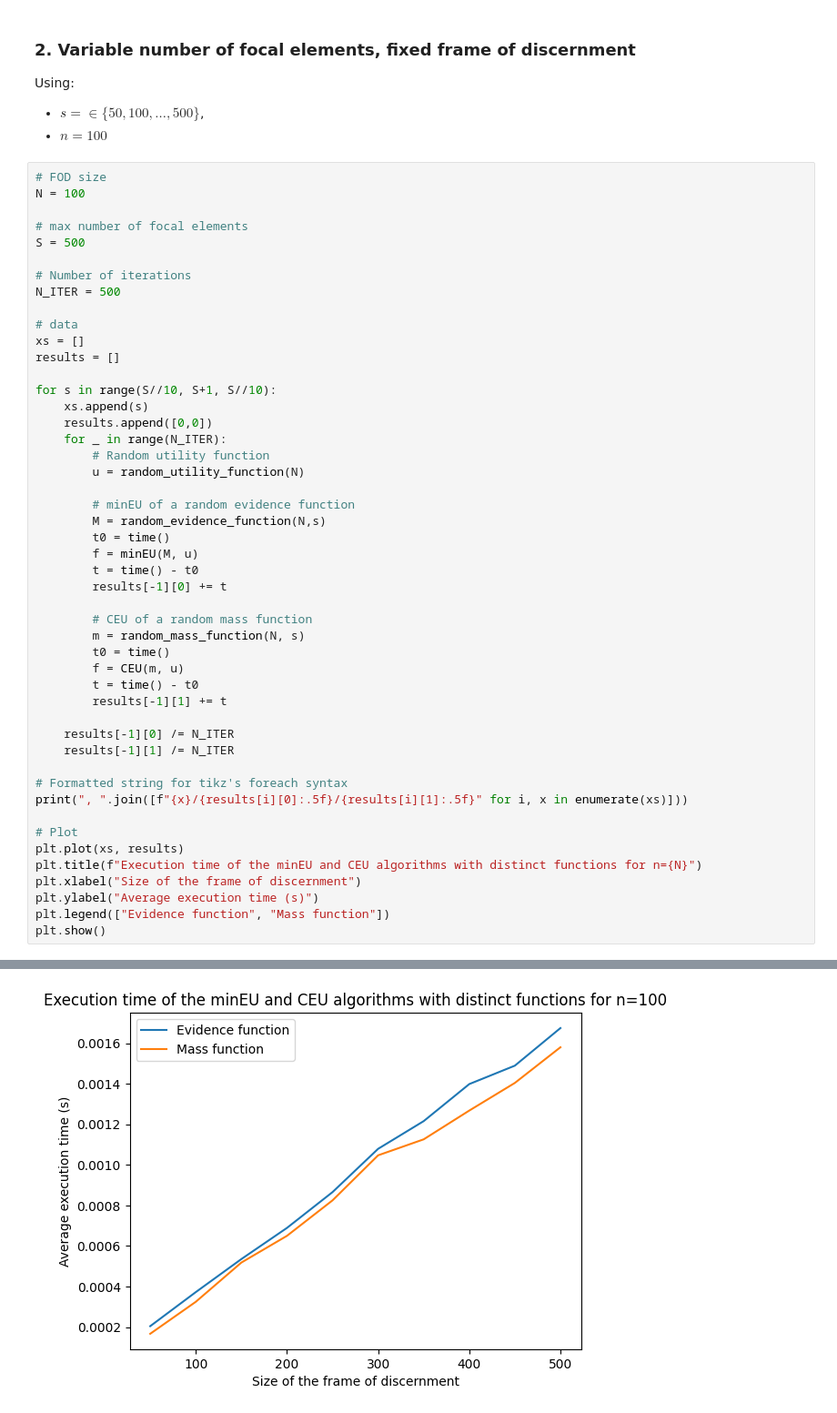
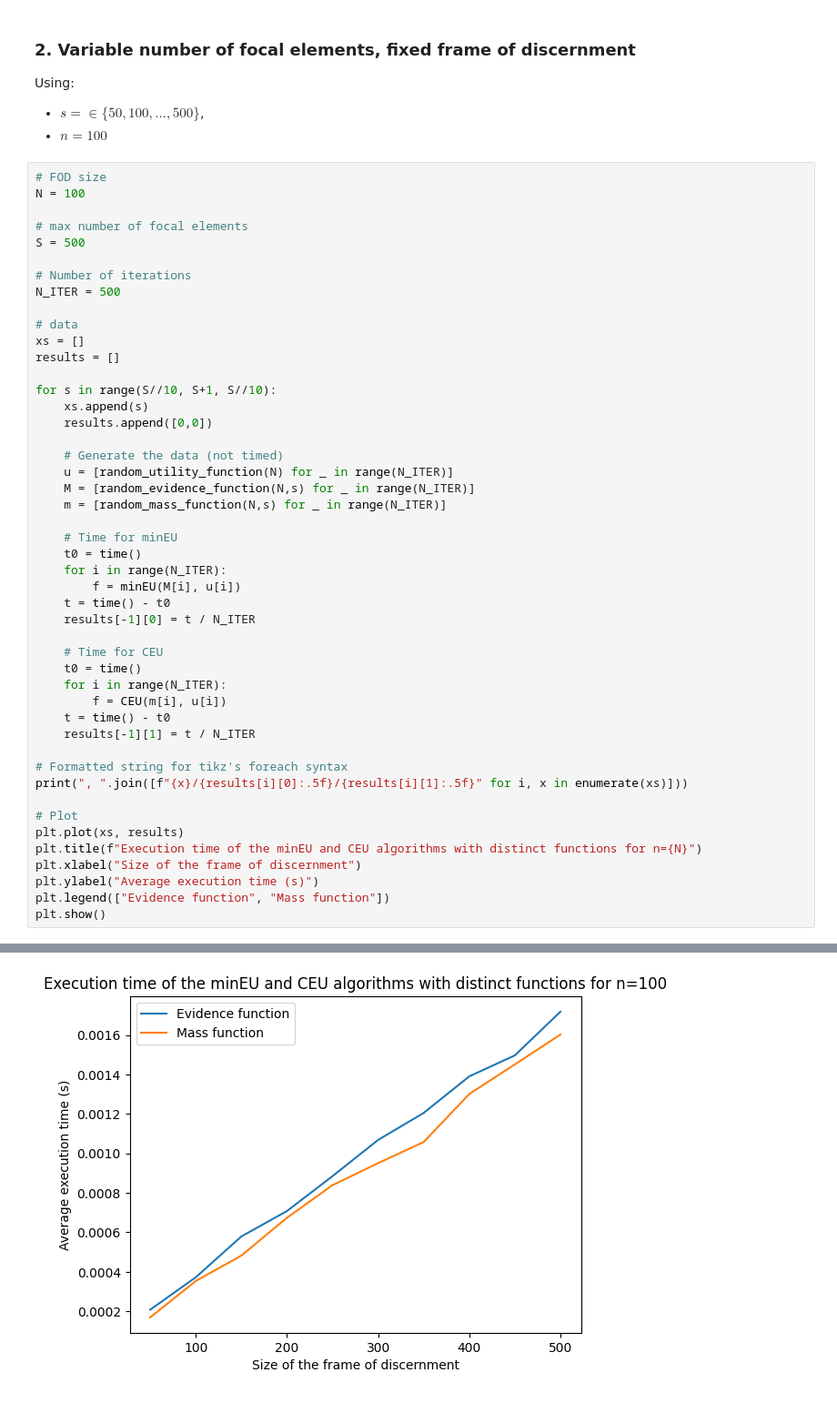
Before and after one commit to pPomCo/minEU, a Jupyter notebook: xp.ipynb, the cells around one changed output, grey strips where cells are left out. Shown at 91% size. Saved outputs shown, nothing was run; the diff lists cells and outputs as text.

```diff
--- a/xp.ipynb
+++ b/xp.ipynb
@@ -318,26 +316,25 @@ results = []
 for s in range(S//10, S+1, S//10):
     xs.append(s)
     results.append([0,0])
-    for _ in range(N_ITER):
-        # Random utility function
-        u = random_utility_function(N)
 
-        # minEU of a random evidence function
-        M = random_evidence_function(N,s)
-        t0 = time()
-        f = minEU(M, u)
-        t = time() - t0
-        results[-1][0] += t
+    # Generate the data (not timed)
+    u = [random_utility_function(N) for _ in range(N_ITER)]
+    M = [random_evidence_function(N,s) for _ in range(N_ITER)]
+    m = [random_mass_function(N,s) for _ in range(N_ITER)]
 
-        # CEU of a random mass function
-        m = random_mass_function(N, s)
-        t0 = time()
-        f = CEU(m, u)
-        t = time() - t0
-        results[-1][1] += t
+    # Time for minEU
+    t0 = time()
+    for i in range(N_ITER):
+        f = minEU(M[i], u[i])
+    t = time() - t0
+    results[-1][0] = t / N_ITER
 
-    results[-1][0] /= N_ITER
-    results[-1][1] /= N_ITER
+    # Time for CEU
+    t0 = time()
+    for i in range(N_ITER):
+        f = CEU(m[i], u[i])
+    t = time() - t0
+    results[-1][1] = t / N_ITER
 
 # Formatted string for tikz's foreach syntax
 print(", ".join([f"{x}/{results[i][0]:.5f}/{results[i][1]:.5f}" for i, x in enumerate(xs)]))
@@ -354 +351 @@ plt.show()
-[figure, old version]
+[figure, new version]
```
Also changed, not shown: parts of 5 cells of this notebook.
